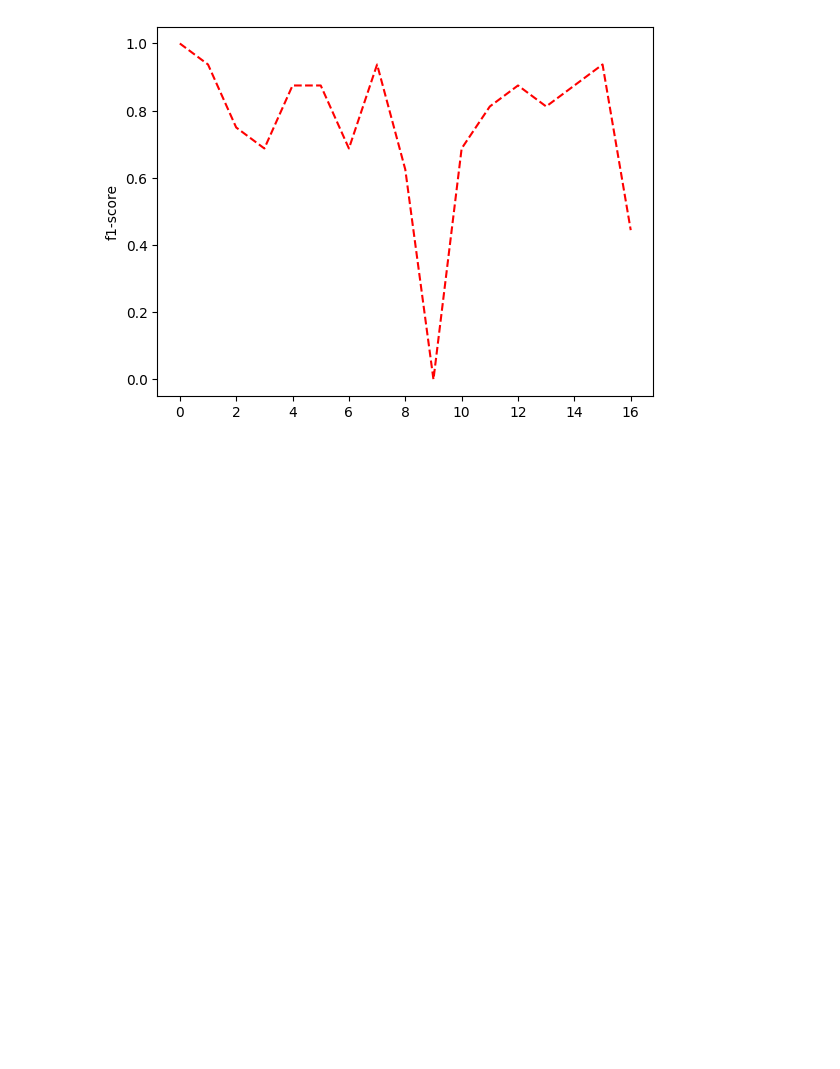
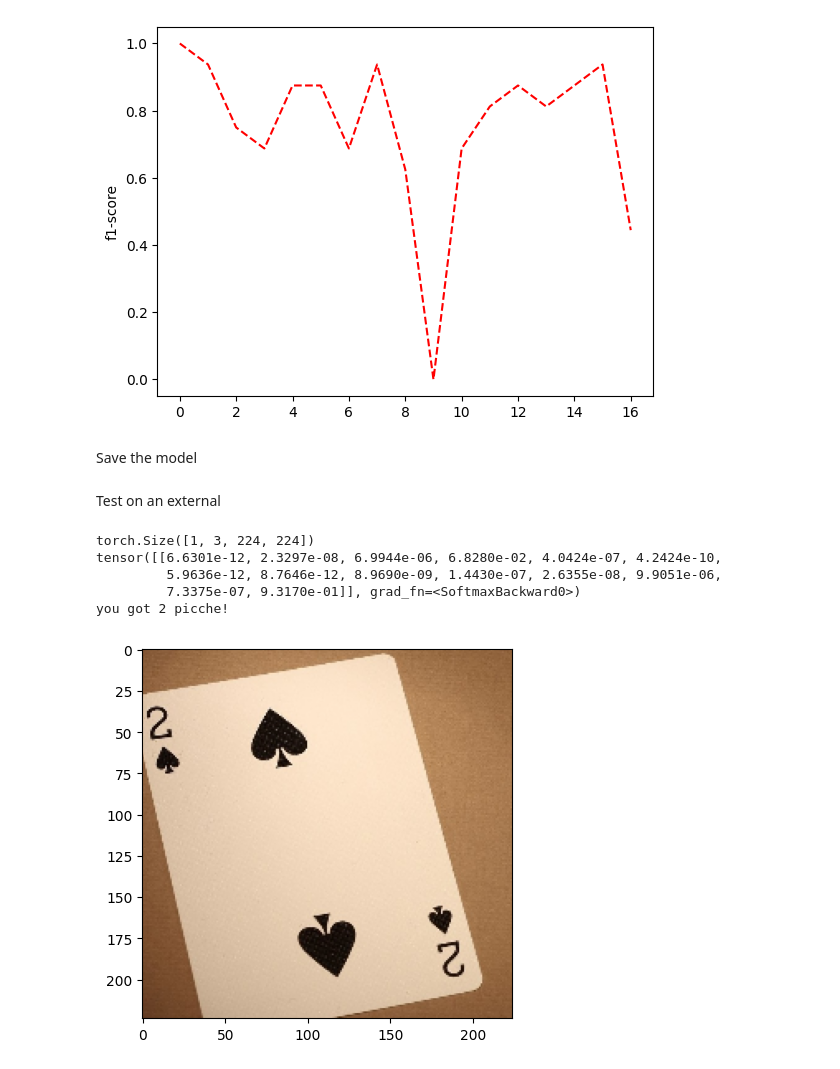
Before and after one commit to francomano/Cards_Classification_Kaggle, a Jupyter notebook: stuff.ipynb, the cells around one changed output. Drawn from its saved outputs; the diff is of its cells as text; code cells hidden in the pictures; blank space fills up the shorter version.

```diff
--- a/stuff.ipynb
+++ b/stuff.ipynb
@@ -289,6 +289,9 @@ plt.show()
 Test
 # %%
 from torchmetrics.classification import MulticlassF1Score
+net=myCNN()
+net.to(DEVICE)
+net.load_state_dict(torch.load("./model"))
 net.eval()
 acc = 0.
 total = 0.
@@ -336,3 +339,5 @@ tensor(0.9375)
 tensor(0.4444)
 Accuracy on the test set: 76.23%
 [figure]
+# %% [markdown]
+Save the model
@@ -338,0 +346,27 @@ Accuracy on the test set: 76.23%
+# %% [markdown]
+Test on an external
+# %%
+
+img = PIL.Image.open("./2_picche.jpg")
+#img=PIL.Image.open("archive/test/two of spades/4.jpg")
+img=TF.to_tensor(img)
+img=TF.center_crop(img,[600,600])
+img=TF.resize(img,[224,224])
+plt.imshow(TF.to_pil_image(img))
+img=img.reshape((1,3,224,224))
+
+print(img.shape)
+net.to('cpu')
+net.eval()
+net.load_state_dict(torch.load("./model"))
+pred=net(img)
+print(pred)
+if(pred.argmax(dim=-1)==13):
+    print("you got 2 picche!")
+# %% [output]
+torch.Size([1, 3, 224, 224])
+tensor([[6.6301e-12, 2.3297e-08, 6.9944e-06, 6.8280e-02, 4.0424e-07, 4.2424e-10,
+         5.9636e-12, 8.7646e-12, 8.9690e-09, 1.4430e-07, 2.6355e-08, 9.9051e-06,
+         7.3375e-07, 9.3170e-01]], grad_fn=<SoftmaxBackward0>)
+you got 2 picche!
+[figure, added]
```
Also changed, not shown: parts of 2 cells of this notebook, 2 other files.
